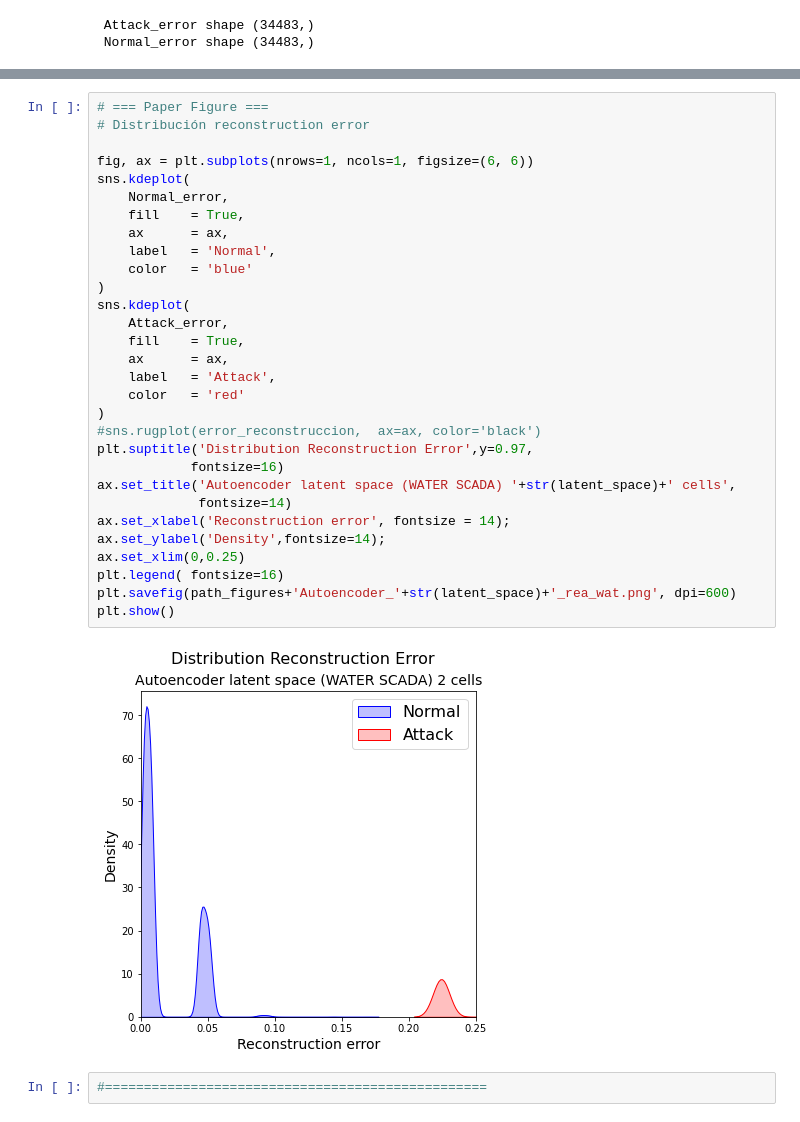
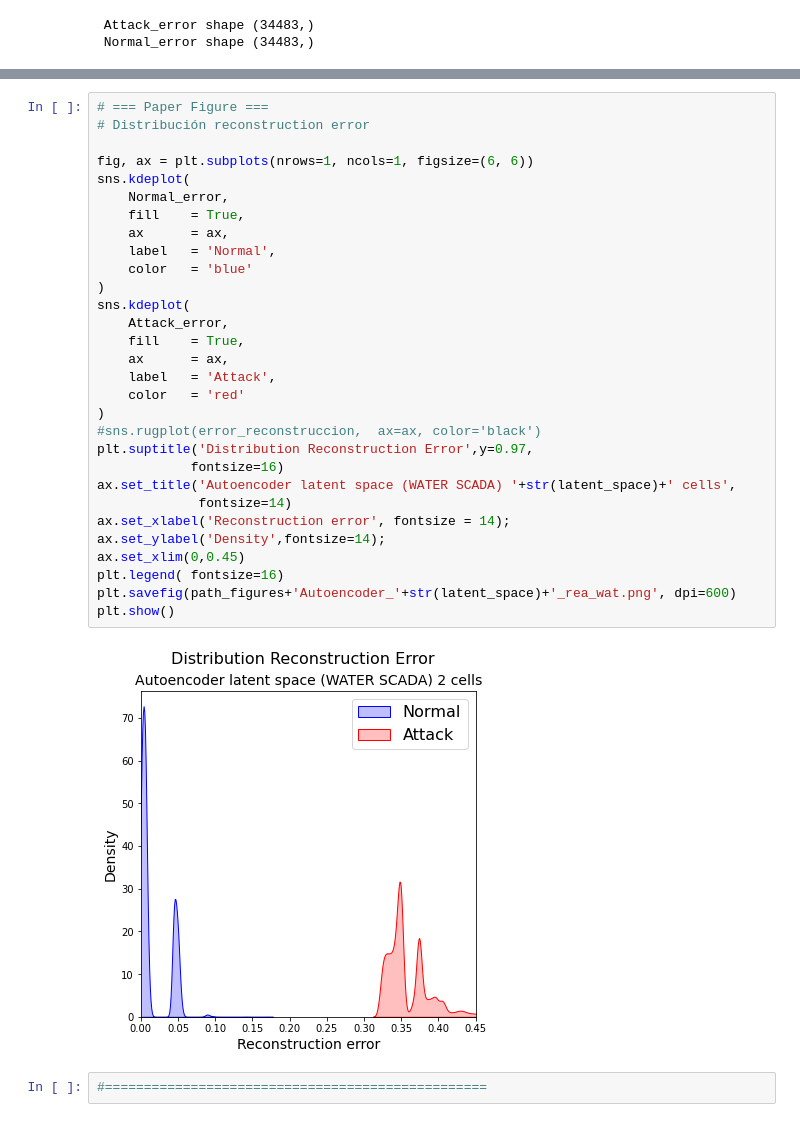
Before and after one commit to castorgit/Autoencoders, a Jupyter notebook: Aut_Wat_Rea_02_v01.ipynb, the cells around one changed output, grey strips where cells are left out. Saved outputs shown, nothing was run; the diff lists cells and outputs as text.

```diff
--- a/Aut_Wat_Rea_02_v01.ipynb
+++ b/Aut_Wat_Rea_02_v01.ipynb
@@ -405,35 +405,35 @@ plt.show()
 # %%
 # === Paper Figure ===
 # Distribución reconstruction error
 
 fig, ax = plt.subplots(nrows=1, ncols=1, figsize=(6, 6))
 sns.kdeplot(
     Normal_error,
     fill    = True,
     ax      = ax,
     label   = 'Normal',
     color   = 'blue'
 )
 sns.kdeplot(
     Attack_error,
     fill    = True,
     ax      = ax,
     label   = 'Attack',
     color   = 'red'
 )
 #sns.rugplot(error_reconstruccion,  ax=ax, color='black')
 plt.suptitle('Distribution Reconstruction Error',y=0.97,
             fontsize=16)
 ax.set_title('Autoencoder latent space (WATER SCADA) '+str(latent_space)+' cells',
              fontsize=14)
 ax.set_xlabel('Reconstruction error', fontsize = 14);
 ax.set_ylabel('Density',fontsize=14);
-ax.set_xlim(0,0.25)
+ax.set_xlim(0,0.45)
 plt.legend( fontsize=16)
 plt.savefig(path_figures+'Autoencoder_'+str(latent_space)+'_rea_wat.png', dpi=600)
 plt.show()
 # %% [output]
-[figure, old version]
+[figure, new version]
 # %%
 #=================================================
 # %%
```
Also changed, not shown: parts of 9 cells of this notebook, 3 other files.
